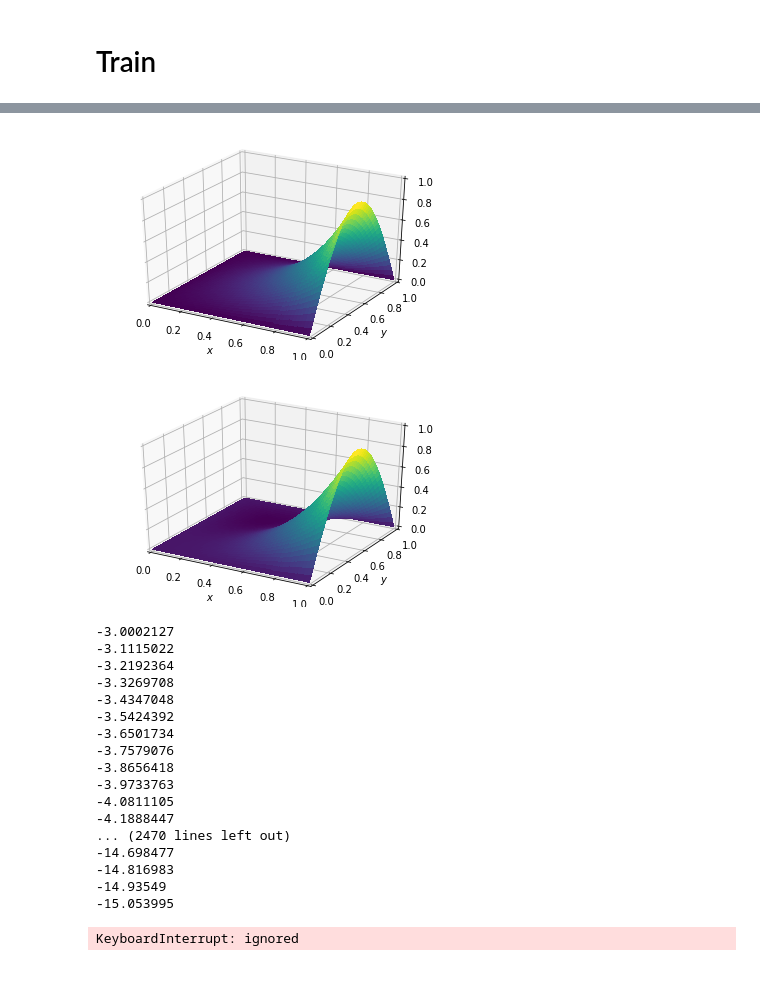
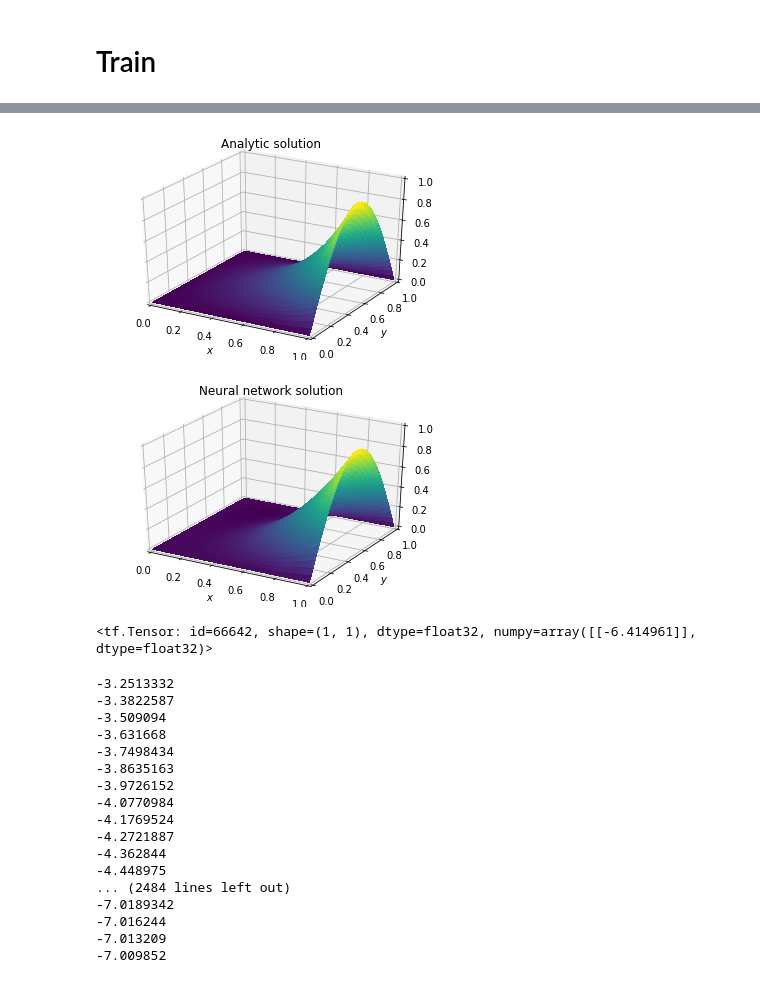
Before and after one commit to zw2497/Neural_Network_PDE, a Jupyter notebook: PDE.ipynb, the cells around one changed output, grey strips where cells are left out. Cells and saved outputs as stored; diff of their text form; code cells hidden in the pictures.

```diff
--- a/PDE.ipynb
+++ b/PDE.ipynb
@@ -36,10 +41,16 @@ batch_size = 5
 def psy_trial(x1, x2, net_out):
     return x2 * tf.math.sin(tf.constant(np.pi) * x1) + x1 * (1 - x1) * x2 * (1 - x2) * net_out
 # %%
+# first time run all, and stop when train
+# second time from here
+
 model = Sequential()
-model.add(Dense(10, input_shape=(None, 2),activation='relu'))
-model.add(Dense(1,activation='linear'))
+model.add(Dense(10, input_shape=(None, 2),activation='tanh'))
+model.add(Dense(1))
 optimizer = tf.keras.optimizers.Adam()
+
+# model.add(Dense(1,kernel_initializer='random_uniform',
+#                 bias_initializer='zeros',activation='linear'))
 # %%
 model.summary()
 # %% [output]
@@ -186,62 +202,65 @@ ax.set_xlim(0, 1)
 ax.set_ylim(0, 1)
 ax.set_zlim(0, 1)
 
+plt.title("Analytic solution")
 ax.set_xlabel('$x$')
 ax.set_ylabel('$y$');
 
 
 x_space = np.linspace(0, 1, nx)
 y_space = np.linspace(0, 1, ny)
 def A(x):
     return x[1] * np.sin(np.pi * x[0])
 
 
 def psy_trial(x, net_out):
     return A(x) + x[0] * (1 - x[0]) * x[1] * (1 - x[1]) * net_out
 
 surface1 = np.zeros((ny, nx))
 
 for i, x in enumerate(x_space):
     for j, y in enumerate(y_space):
         surface1[i][j] = psy_trial((x,y), model(np.array([x,y]).reshape(1,2))[0][0].numpy())
 
 fig = plt.figure()
 ax = fig.gca(projection='3d')
 X, Y = np.meshgrid(x_space, y_space)
 surf = ax.plot_surface(X, Y, surface1, rstride=1, cstride=1, cmap=cm.viridis,
         linewidth=0, antialiased=False)
 
 ax.set_xlim(0, 1)
 ax.set_ylim(0, 1)
 ax.set_zlim(0, 1)
 
+plt.title("Neural network solution")
 ax.set_xlabel('$x$')
 ax.set_ylabel('$y$');
 # %% [output]
-[figure, old version]
+[figure, new version]
-[figure, old version]
+[figure, new version]
 # %%
 model(np.array([x,y]).reshape(1,2))
+# %% [output]
+<tf.Tensor: id=66642, shape=(1, 1), dtype=float32, numpy=array([[-6.414961]], dtype=float32)>
 # %%
 for i, x in enumerate(xx):
     for j, y in enumerate(yy):
         print(model(np.array([x,y]).reshape(1,2))[0][0].numpy())
 # %% [output]
--3.0002127
--3.1115022
--3.2192364
--3.3269708
--3.4347048
--3.5424392
--3.6501734
--3.7579076
--3.8656418
--3.9733763
--4.0811105
--4.1888447
-... (2470 lines left out)
--14.698477
--14.816983
--14.93549
--15.053995
+-3.2513332
+-3.3822587
+-3.509094
+-3.631668
+-3.7498434
+-3.8635163
+-3.9726152
+-4.0770984
+-4.1769524
+-4.2721887
+-4.362844
+-4.448975
+... (2484 lines left out)
+-7.0189342
+-7.016244
+-7.013209
+-7.009852
-KeyboardInterrupt: ignored
```
Also changed, not shown: parts of 7 cells of this notebook.
